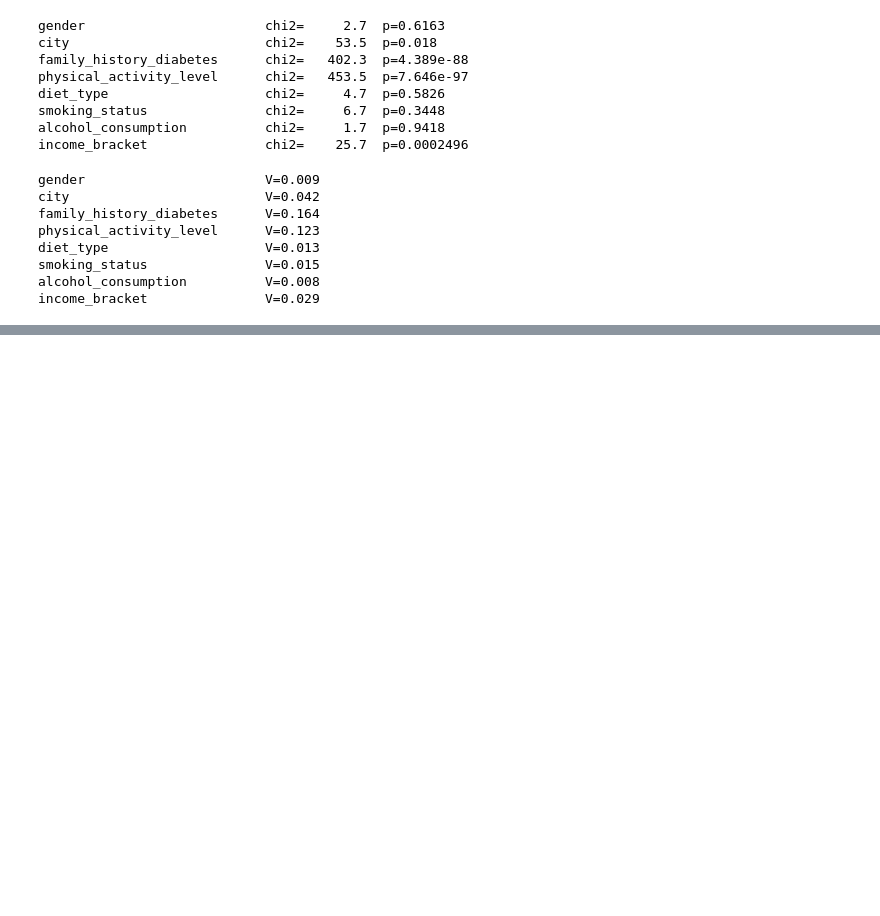
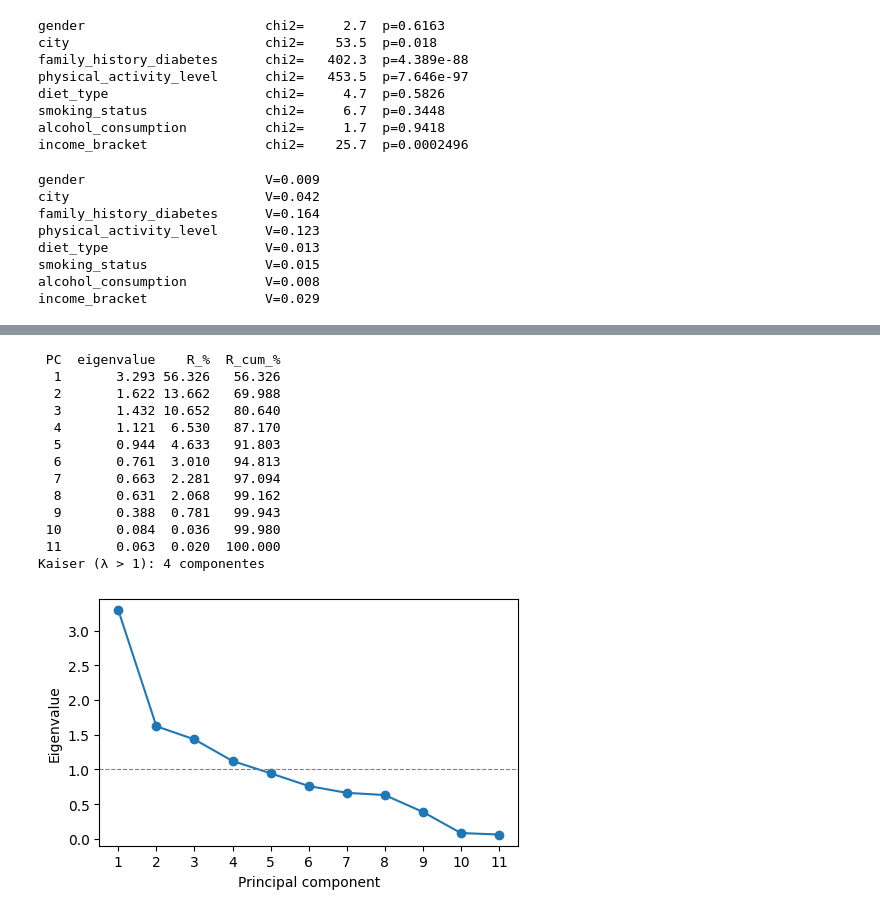
Before and after one commit to Mendez4213/previs-o-de-risco-de-diabetes-em-3-classes, a Jupyter notebook: DiabtesPrediction.ipynb, the cells around one changed output, grey strips where cells are left out. Cells and saved outputs as stored; diff of their text form; code cells hidden in the pictures; blank space fills up the shorter version.

```diff
--- a/DiabtesPrediction.ipynb
+++ b/DiabtesPrediction.ipynb
@@ -283,3 +297,10 @@ diet_type                    V=0.013
 smoking_status               V=0.015
 alcohol_consumption          V=0.008
 income_bracket               V=0.029
+# %%
+for c in num_cols:
+    q1, q3 = df[c].quantile([.25, .75]); iqr = q3 - q1
+    n = ((df[c] < q1 - 1.5*iqr) | (df[c] > q3 + 1.5*iqr)).sum()
+    print(f"{c:28s} outliers={n} ({100*n/len(df):.2f}%)")
+print("diastólica > sistólica:", (df['blood_pressure_diastolic'] > df['blood_pressure_systolic']).sum())
+print(df.groupby('diabetes_risk')[['fasting_blood_sugar','hba1c_level','bmi','age']].median())
@@ -285,0 +401,11 @@ income_bracket               V=0.029
+# %%
+order_feats = rank['feature'].tolist()           # ordenadas por H
+idx = {n: i for i, n in enumerate(feat_names)}
+res = []
+for k in range(1, len(order_feats) + 1):
+    cols = [idx[f] for f in order_feats[:k]]
+    lda = LinearDiscriminantAnalysis().fit(Xtr_p[:, cols], ytr)
+    res.append((k, order_feats[k-1],
+                balanced_accuracy_score(ytr, lda.predict(Xtr_p[:, cols])),
+                balanced_accuracy_score(yva, lda.predict(Xva_p[:, cols]))))
+print(pd.DataFrame(res, columns=['k', 'added', 'BACC_train', 'BACC_val']).round(3))
@@ -285,0 +460,52 @@ income_bracket               V=0.029
+# %%
+X11_tr, X11_va, X11_te = Xtr_p[:, :11], Xva_p[:, :11], Xte_p[:, :11]
+
+pca = PCA().fit(X11_tr)                          # só no treino
+eig = pca.explained_variance_                    # valores próprios (λ)
+
+R_comp = 100 * eig**2 / np.sum(eig**2)           # contribuição de cada PC (fórmula dos slides)
+R_cum  = np.cumsum(R_comp)                       # R(%) com as M primeiras PCs
+
+tab = pd.DataFrame({'PC': range(1, 12), 'eigenvalue': eig,
+                    'R_%': R_comp, 'R_cum_%': R_cum}).round(3)
+print(tab.to_string(index=False))
+print("Kaiser (λ > 1):", (eig > 1).sum(), "componentes")
+
+# Scree plot
+fig, ax = plt.subplots(figsize=(5, 3.2))
+ax.plot(range(1, 12), eig, 'o-')
+ax.axhline(1, ls='--', c='gray', lw=0.8)
+ax.set_xlabel('Principal component'); ax.set_ylabel('Eigenvalue')
+ax.set_xticks(range(1, 12))
+plt.tight_layout()
+plt.savefig(output_dir / 'fig_scree.png', dpi=200, bbox_inches='tight')
+plt.show()
+
+# O que cada componente representa
+loadings = pd.DataFrame(pca.components_[:4].T, index=feat_names,
+                        columns=[f'PC{i}' for i in range(1, 5)]).round(2)
+print(loadings)
+
+# Quantas componentes? BACC de validação (Fisher LDA) vs número de componentes
+Ztr, Zva = pca.transform(X11_tr), pca.transform(X11_va)
+res = []
+for m in range(1, 12):
+    lda = LinearDiscriminantAnalysis().fit(Ztr[:, :m], ytr)
+    res.append((m, balanced_accuracy_score(ytr, lda.predict(Ztr[:, :m])),
+                   balanced_accuracy_score(yva, lda.predict(Zva[:, :m]))))
+print(pd.DataFrame(res, columns=['n_components', 'BACC_train', 'BACC_val']).round(3))
+# %% [output]
+ PC  eigenvalue    R_%  R_cum_%
+  1       3.293 56.326   56.326
+  2       1.622 13.662   69.988
+  3       1.432 10.652   80.640
+  4       1.121  6.530   87.170
+  5       0.944  4.633   91.803
+  6       0.761  3.010   94.813
+  7       0.663  2.281   97.094
+  8       0.631  2.068   99.162
+  9       0.388  0.781   99.943
+ 10       0.084  0.036   99.980
+ 11       0.063  0.020  100.000
+Kaiser (λ > 1): 4 componentes
+[figure, added]
```
Also changed, not shown: parts of 16 cells of this notebook, 12 other files.
